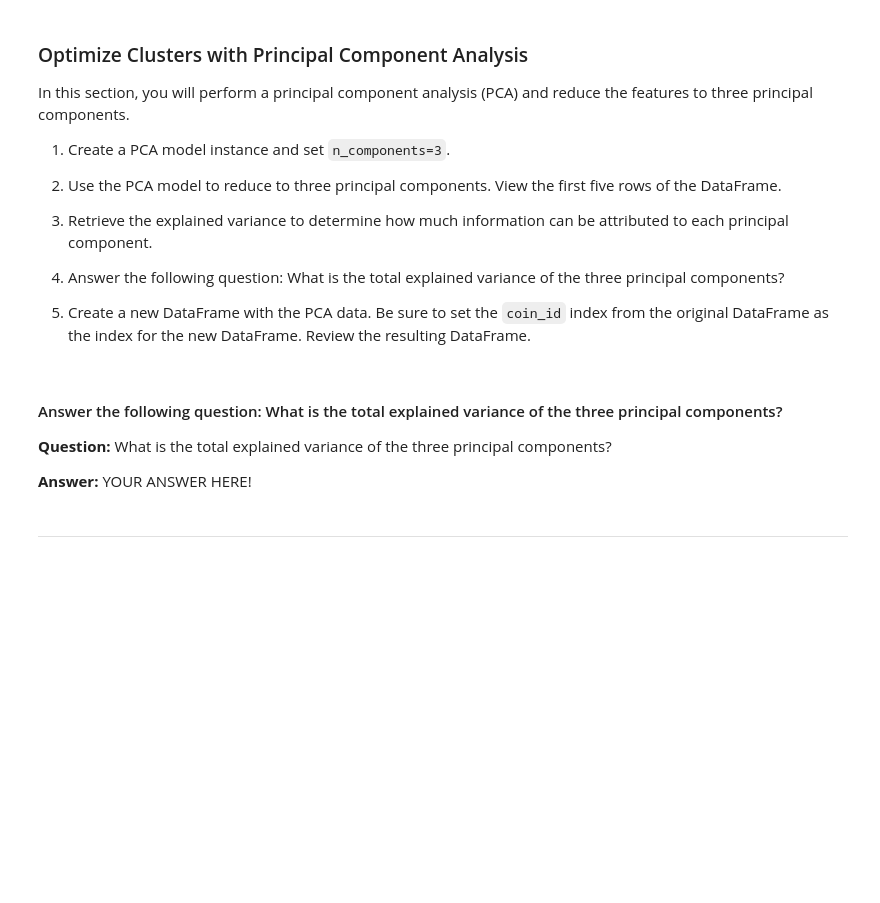
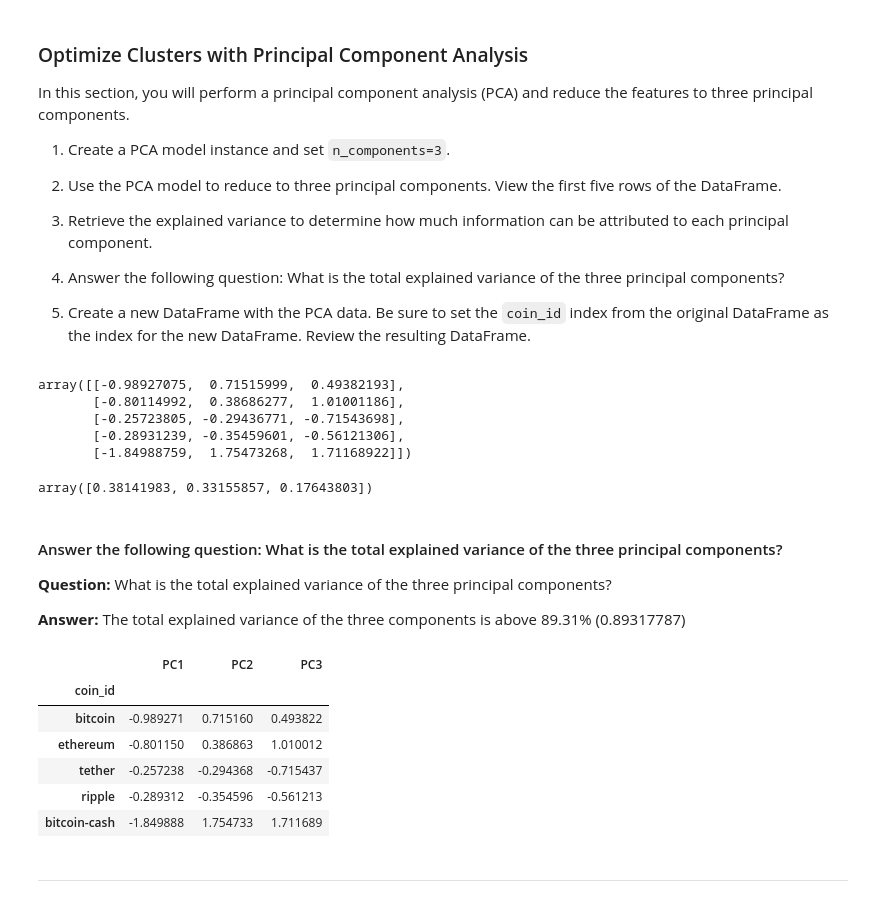
Before and after one commit to saeedraghib/m10_challenge_01, a Jupyter notebook: sr_crypto_investments.ipynb, the cells around one changed output. Saved outputs shown, nothing was run; the diff lists cells and outputs as text; code cells hidden in the pictures; blank space fills up the shorter version.

```diff
--- a/sr_crypto_investments.ipynb
+++ b/sr_crypto_investments.ipynb
@@ -226,13 +215,13 @@ model_2 = KMeans(n_clusters=4)
 # %%
 # Fit the K-Means model using the scaled data
 # YOUR CODE HERE!
-model_2.fit(df_market_data_scaled)
+model.fit(df_market_data_scaled)
 # %% [output]
 KMeans(n_clusters=4)
 # %%
 # Predict the clusters to group the cryptocurrencies using the scaled data
 # YOUR CODE HERE!
-cryptocurrency_clusters = model_2.predict(df_market_data_scaled)
+cryptocurrency_clusters = model.predict(df_market_data_scaled)
 
 # View the resulting array of cluster values.
 # YOUR CODE HERE!
@@ -291,38 +280,62 @@ In this section, you will perform a principal component analysis (PCA) and reduc
 # %%
 # Create a PCA model instance and set `n_components=3`.
 # YOUR CODE HERE!
+pca = PCA(n_components=3)
 # %%
 # Use the PCA model with `fit_transform` to reduce to
 # three principal components.
 # YOUR CODE HERE!
+cryptocurrency_pca_data = pca.fit_transform(df_market_data_scaled)
 
 # View the first five rows of the DataFrame.
 # YOUR CODE HERE!
+cryptocurrency_pca_data[:5]
+# %% [output]
+array([[-0.98927075,  0.71515999,  0.49382193],
+       [-0.80114992,  0.38686277,  1.01001186],
+       [-0.25723805, -0.29436771, -0.71543698],
+       [-0.28931239, -0.35459601, -0.56121306],
+       [-1.84988759,  1.75473268,  1.71168922]])
 # %%
 # Retrieve the explained variance to determine how much information
 # can be attributed to each principal component.
 # YOUR CODE HERE!
+pca.explained_variance_ratio_
+# %% [output]
+array([0.38141983, 0.33155857, 0.17643803])
 # %% [markdown]
 #### Answer the following question: What is the total explained variance of the three principal components?
 
 **Question:** What is the total explained variance of the three principal components?
 
-**Answer:** YOUR ANSWER HERE!
+**Answer:** The total explained variance of the three components is above 89.31% (0.89317787)
 # %%
 # Create a new DataFrame with the PCA data.
 # Note: The code for this step is provided for you
 
 # Creating a DataFrame with the PCA data
 # YOUR CODE HERE!
+df_cryptocurrency_pca = pd.DataFrame(cryptocurrency_pca_data, columns=["PC1", "PC2", "PC3"])
 
 # Copy the crypto names from the original data
 # YOUR CODE HERE!
+df_cryptocurrency_pca["coin_id"] = df_market_data.index
 
 # Set the coinid column as index
 # YOUR CODE HERE!
+df_cryptocurrency_pca = df_cryptocurrency_pca.set_index("coin_id")
 
 # Display sample data
 # YOUR CODE HERE!
+df_cryptocurrency_pca.head()
+# %% [output]
+|  | PC1 | PC2 | PC3 |
+| coin_id |  |  |  |
+| bitcoin | -0.989271 | 0.715160 | 0.493822 |
+| ethereum | -0.801150 | 0.386863 | 1.010012 |
+| tether | -0.257238 | -0.294368 | -0.715437 |
+| ripple | -0.289312 | -0.354596 | -0.561213 |
+| bitcoin-cash | -1.849888 | 1.754733 | 1.711689 |
 # %% [markdown]
 ---
 # %% [markdown]
```
Also changed, not shown: parts of 14 cells of this notebook, 1 other file.
